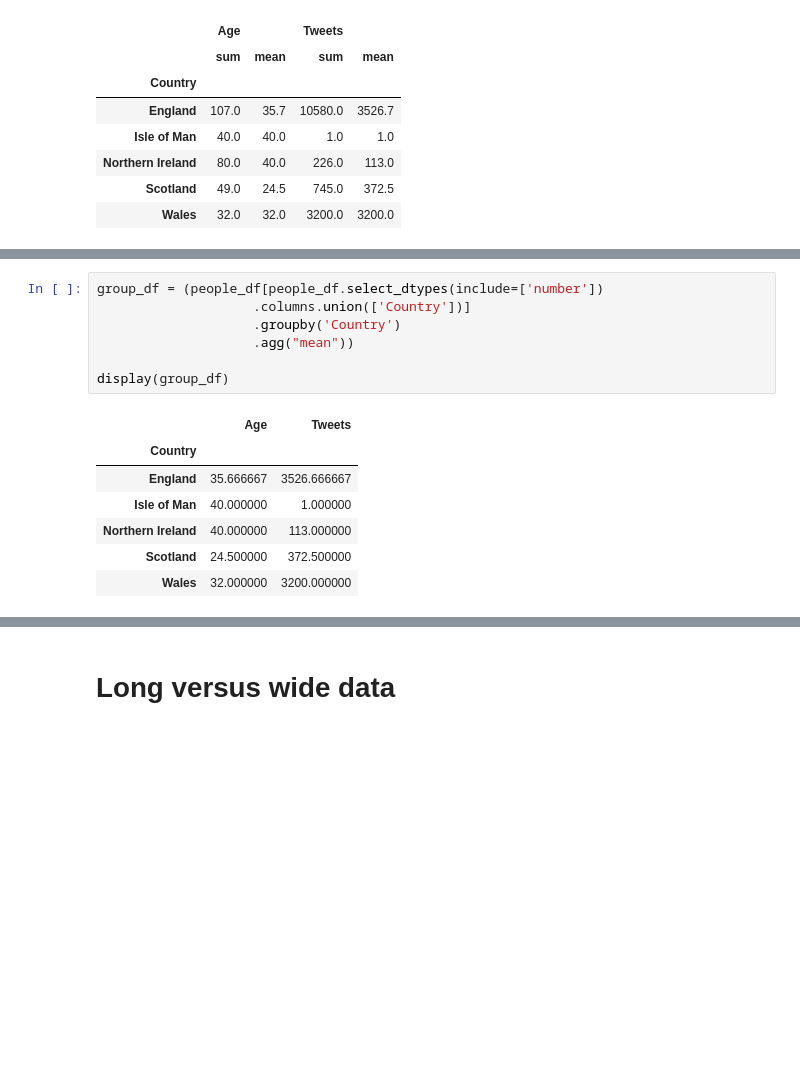
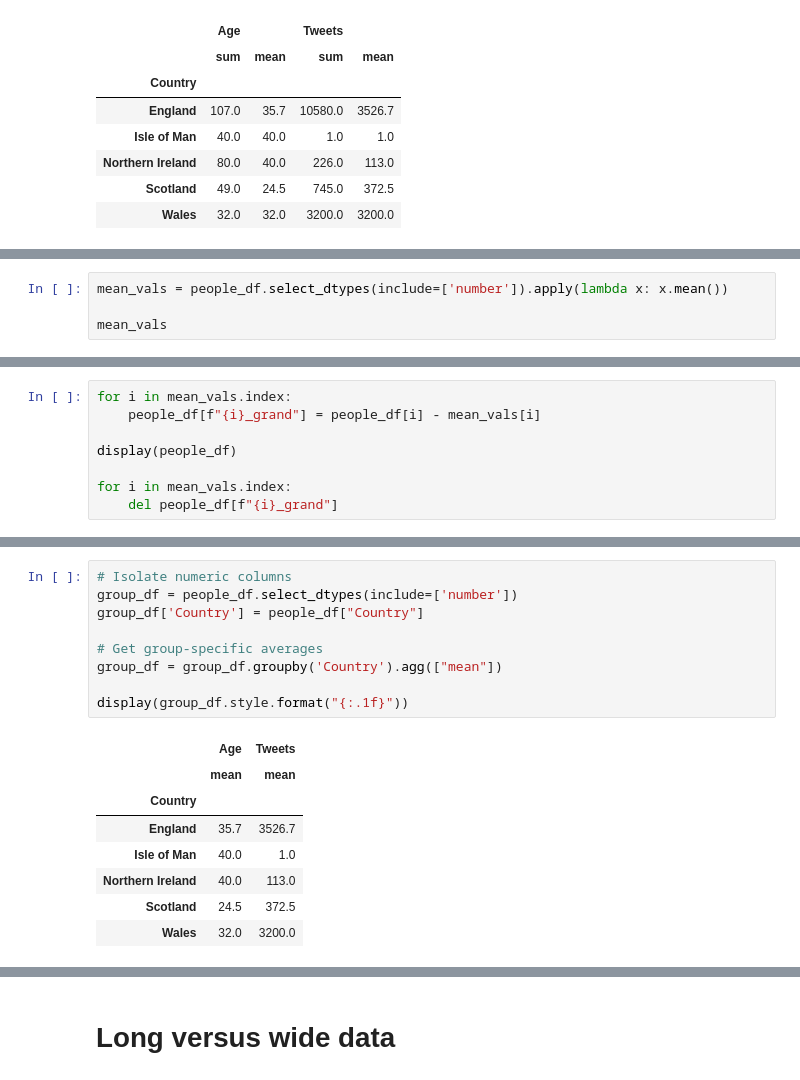
Before and after one commit to berniehogan/fsstds, a Jupyter notebook: chapters/Ch.05.MergingAndSQL.ipynb, the cells around one changed output, grey strips where cells are left out. Cells and saved outputs as stored; diff of their text form; blank space fills up the shorter version.

```diff
--- a/chapters/Ch.05.MergingAndSQL.ipynb
+++ b/chapters/Ch.05.MergingAndSQL.ipynb
@@ -470,0 +501,4 @@ display(group_df
+# %%
+mean_vals = people_df.select_dtypes(include=['number']).apply(lambda x: x.mean())
+
+mean_vals
@@ -470,0 +509,8 @@ display(group_df
+# %%
+for i in mean_vals.index:
+    people_df[f"{i}_grand"] = people_df[i] - mean_vals[i]
+
+display(people_df)
+
+for i in mean_vals.index:
+    del people_df[f"{i}_grand"]
@@ -471,15 +532,18 @@ display(group_df
 # %%
-group_df = (people_df[people_df.select_dtypes(include=['number'])
-                    .columns.union(['Country'])]
-                    .groupby('Country')
-                    .agg("mean"))
+# Isolate numeric columns
+group_df = people_df.select_dtypes(include=['number'])
+group_df['Country'] = people_df["Country"]
 
-display(group_df)
+# Get group-specific averages
+group_df = group_df.groupby('Country').agg(["mean"])
+
+display(group_df.style.format("{:.1f}"))
 # %% [output]
 |  | Age | Tweets |
+|  | mean | mean |
 | Country |  |  |
-| England | 35.666667 | 3526.666667 |
-| Isle of Man | 40.000000 | 1.000000 |
-| Northern Ireland | 40.000000 | 113.000000 |
-| Scotland | 24.500000 | 372.500000 |
-| Wales | 32.000000 | 3200.000000 |
+| England | 35.7 | 3526.7 |
+| Isle of Man | 40.0 | 1.0 |
+| Northern Ireland | 40.0 | 113.0 |
+| Scotland | 24.5 | 372.5 |
+| Wales | 32.0 | 3200.0 |
```
Also changed, not shown: parts of 14 cells of this notebook.
